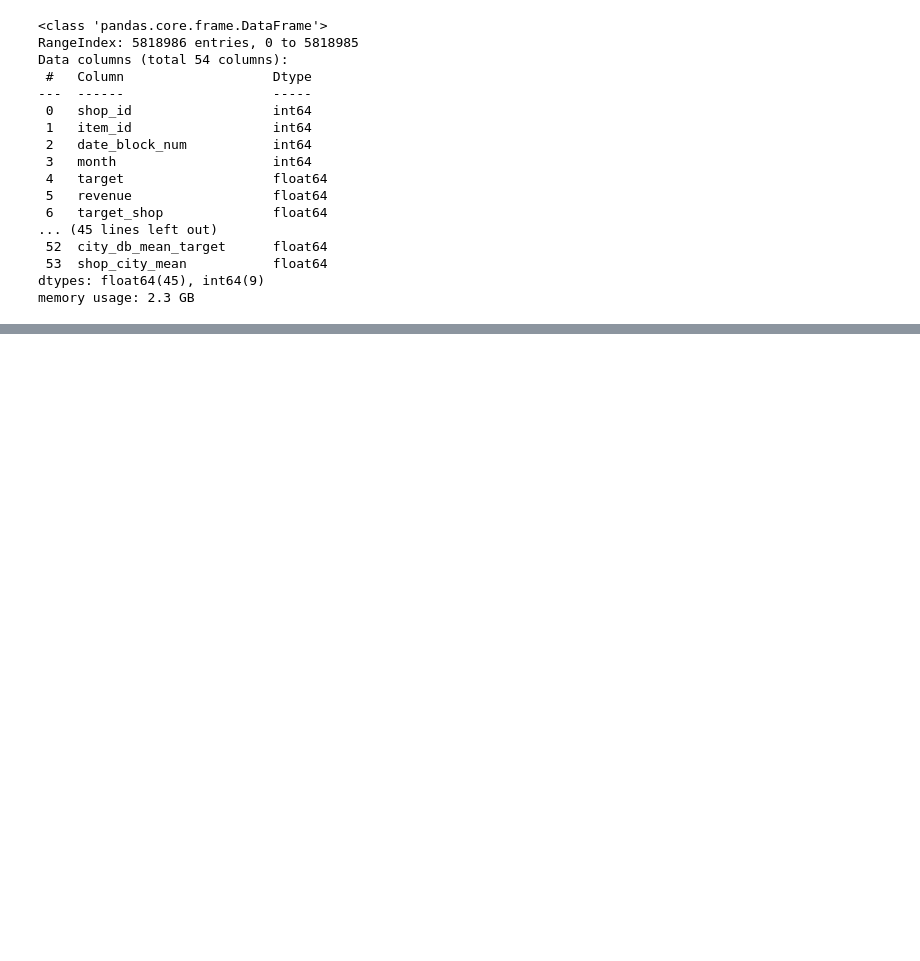
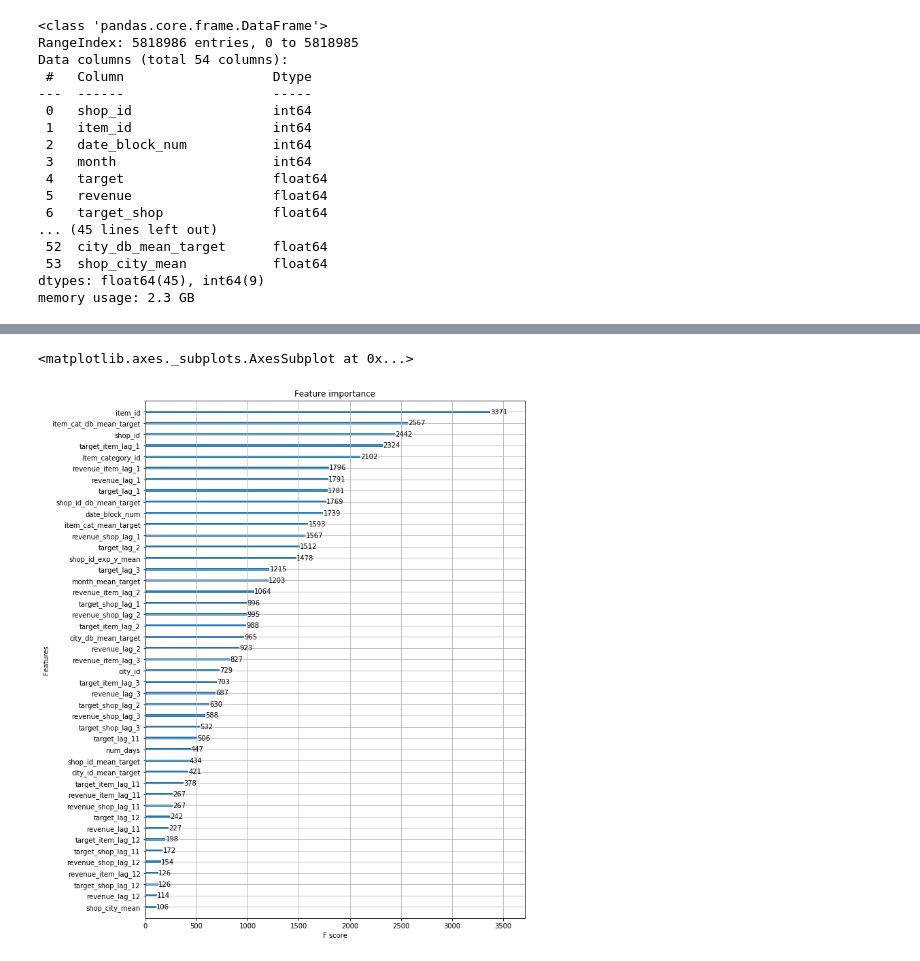
Before and after one commit to rfhussain/py4ds_final_project, a Jupyter notebook: src/predictions.ipynb, the cells around one changed output, grey strips where cells are left out. Cells and saved outputs as stored; diff of their text form; code cells hidden in the pictures; blank space fills up the shorter version.

```diff
--- a/src/predictions.ipynb
+++ b/src/predictions.ipynb
@@ -228,0 +337,22 @@ Submission file saved as ../submissions\sub_24jul2020_edx_lgb_6_2020-07-24.csv
+# %%
+def plot_features(booster, figsize):
+    fig, ax = plt.subplots(1,1,figsize=figsize)
+    return plot_importance(booster=booster, ax=ax)
+# %%
+model = XGBRegressor(
+    max_depth=10,
+    n_estimators=1000,
+    min_child_weight=0.5,
+    colsample_bytree=0.8,
+    subsample=0.8,
+    eta=0.1,
+    tree_method='gpu_hist',
+    seed=42)
+
+model.fit(
+    X_train,
+    y_train,
+    eval_metric="rmse",
+    eval_set=[(X_train, y_train), (X_valid, y_valid)],
+    verbose=True,
+    early_stopping_rounds = 20)
@@ -228,0 +400,11 @@ Submission file saved as ../submissions\sub_24jul2020_edx_lgb_6_2020-07-24.csv
+# %%
+from xgboost import plot_importance
+
+def plot_features(booster, figsize):
+    fig, ax = plt.subplots(1,1,figsize=figsize)
+    return plot_importance(booster=booster, ax=ax)
+
+plot_features(model, (10,14))
+# %% [output]
+<matplotlib.axes._subplots.AxesSubplot at 0x...>
+[figure, added]
```
Also changed, not shown: parts of 24 cells of this notebook, 6 other files.
